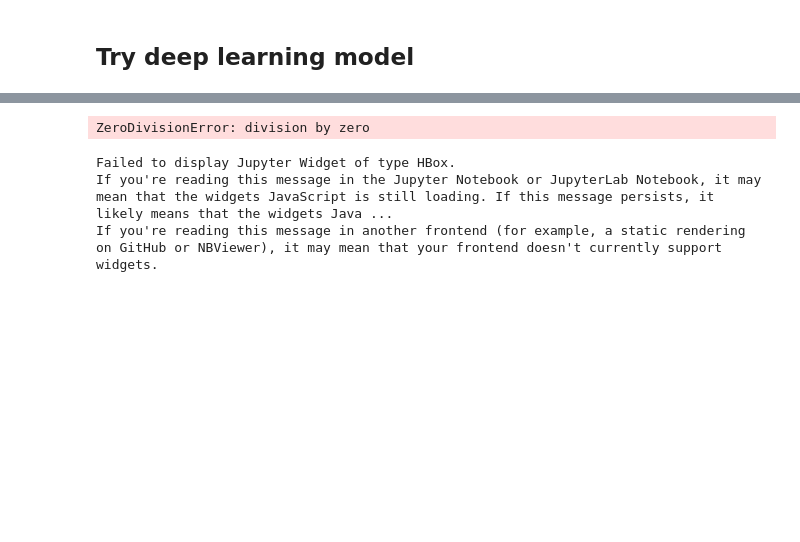
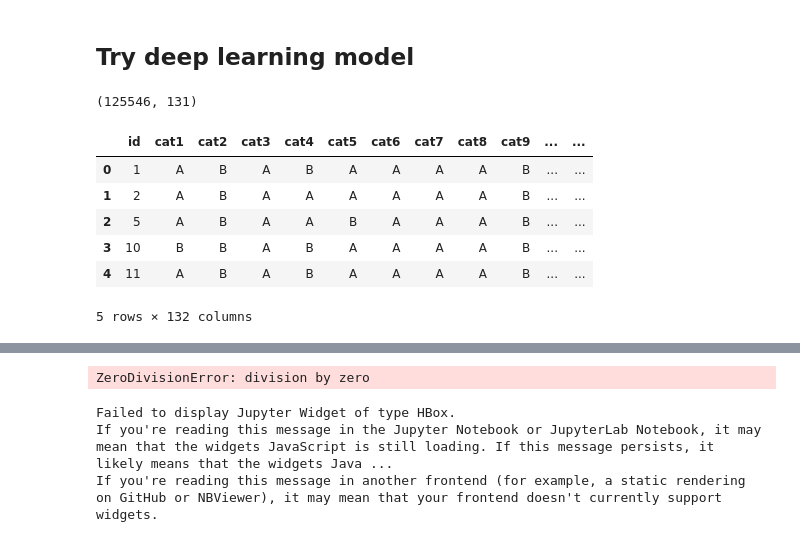
Before and after one commit to cholarajaa/fastai, a Jupyter notebook: courses/ml1/ashaw-follow-lesson1-allstate-deep-learning.ipynb, the cells around one changed output, grey strips where cells are left out. Drawn from its saved outputs; the diff is of its cells as text; code cells hidden in the pictures; blank space fills up the shorter version.

```diff
--- a/courses/ml1/ashaw-follow-lesson1-allstate-deep-learning.ipynb
+++ b/courses/ml1/ashaw-follow-lesson1-allstate-deep-learning.ipynb
@@ -364,0 +358,16 @@ from fastai.column_data import *
+# %%
+df_test.shape
+# %% [output]
+(125546, 131)
+# %%
+df_raw = pd.read_csv(f'{PATH}train.csv', low_memory=False)
+# %%
+df_raw.head()
+# %% [output]
+|  | id | cat1 | cat2 | cat3 | cat4 | cat5 | cat6 | cat7 | cat8 | cat9 | ... | ... |
+| 0 | 1 | A | B | A | B | A | A | A | A | B | ... | ... |
+| 1 | 2 | A | B | A | A | A | A | A | A | B | ... | ... |
+| 2 | 5 | A | B | A | A | B | A | A | A | B | ... | ... |
+| 3 | 10 | B | B | A | B | A | A | A | A | B | ... | ... |
+| 4 | 11 | A | B | A | B | A | A | A | A | B | ... | ... |
+5 rows × 132 columns
```
Also changed, not shown: parts of 18 cells of this notebook, 3 other files.
